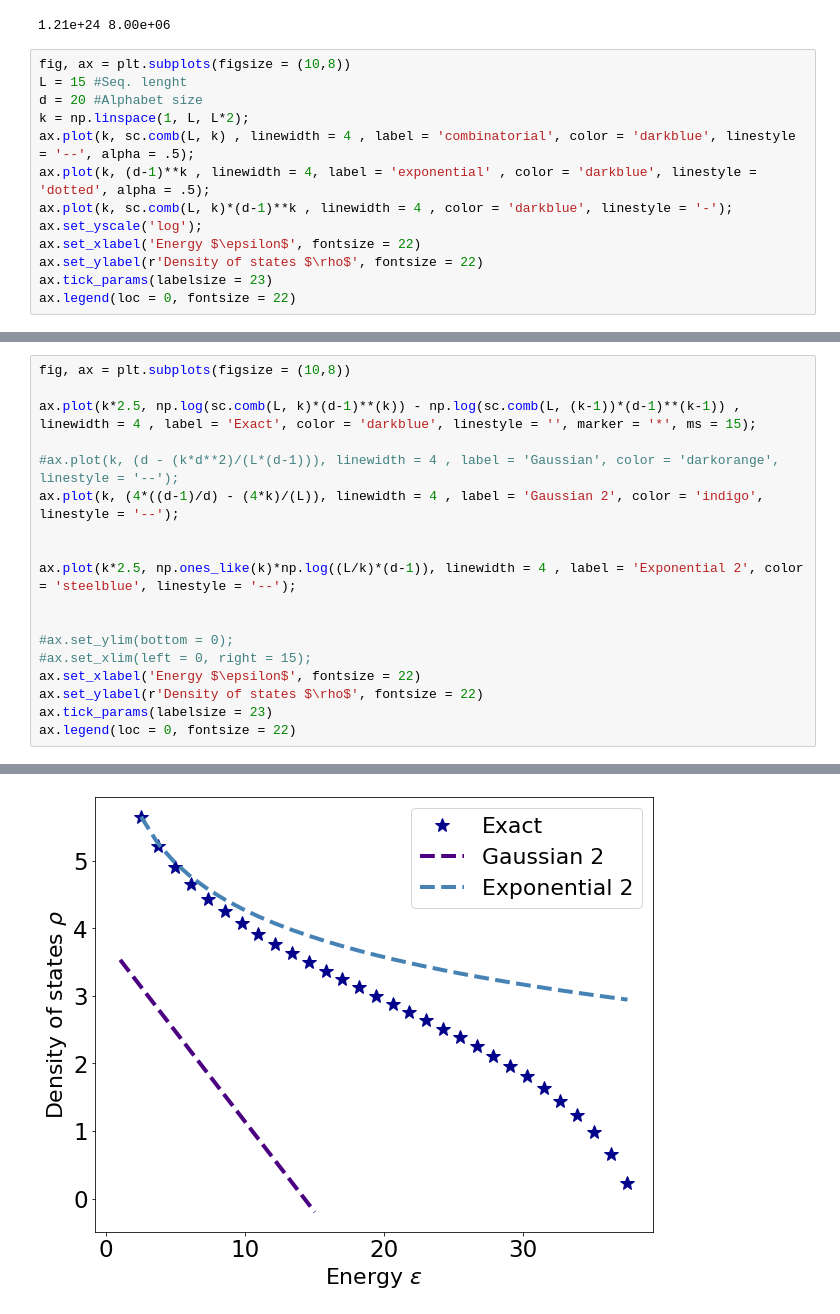
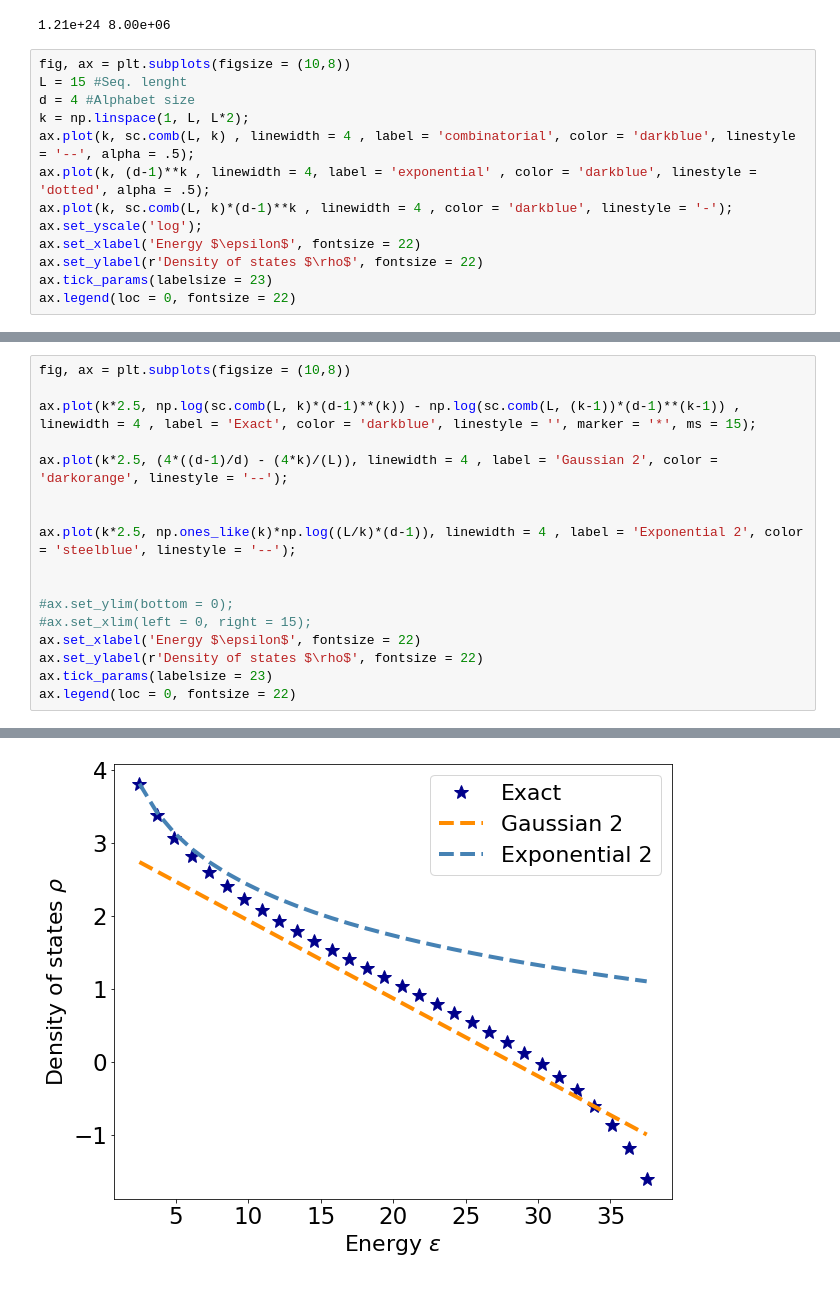
Before and after one commit to rmorantovar/Immune_System, a Jupyter notebook: Jupyter_Notebooks/5_Geometric_exponent.ipynb, the cells around one changed output, grey strips where cells are left out. Saved outputs shown, nothing was run; the diff lists cells and outputs as text.

```diff
--- a/Jupyter_Notebooks/5_Geometric_exponent.ipynb
+++ b/Jupyter_Notebooks/5_Geometric_exponent.ipynb
@@ -35,7 +35,7 @@ print('%.2e'%(2**80),'%.2e'%(len(E)))
 # %%
 fig, ax = plt.subplots(figsize = (10,8))
 L = 15 #Seq. lenght
-d = 20 #Alphabet size
+d = 4 #Alphabet size
 k = np.linspace(1, L, L*2);
 ax.plot(k, sc.comb(L, k) , linewidth = 4 , label = 'combinatorial', color = 'darkblue', linestyle = '--', alpha = .5);
 ax.plot(k, (d-1)**k , linewidth = 4, label = 'exponential' , color = 'darkblue', linestyle = 'dotted', alpha = .5);
@@ -94,24 +94,23 @@ ax.legend(loc = 0, fontsize = 22)
 # %%
 fig, ax = plt.subplots(figsize = (10,8))
 
 ax.plot(k*2.5, np.log(sc.comb(L, k)*(d-1)**(k)) - np.log(sc.comb(L, (k-1))*(d-1)**(k-1)) , linewidth = 4 , label = 'Exact', color = 'darkblue', linestyle = '', marker = '*', ms = 15);
 
-#ax.plot(k, (d - (k*d**2)/(L*(d-1))), linewidth = 4 , label = 'Gaussian', color = 'darkorange', linestyle = '--');
-ax.plot(k, (4*((d-1)/d) - (4*k)/(L)), linewidth = 4 , label = 'Gaussian 2', color = 'indigo', linestyle = '--');
+ax.plot(k*2.5, (4*((d-1)/d) - (4*k)/(L)), linewidth = 4 , label = 'Gaussian 2', color = 'darkorange', linestyle = '--');
 
 
 ax.plot(k*2.5, np.ones_like(k)*np.log((L/k)*(d-1)), linewidth = 4 , label = 'Exponential 2', color = 'steelblue', linestyle = '--');
 
 
 #ax.set_ylim(bottom = 0);
 #ax.set_xlim(left = 0, right = 15);
 ax.set_xlabel('Energy $\epsilon$', fontsize = 22)
 ax.set_ylabel(r'Density of states $\rho$', fontsize = 22)
 ax.tick_params(labelsize = 23)
 ax.legend(loc = 0, fontsize = 22)
 # %% [output]
 <matplotlib.legend.Legend at 0x...>
-[figure, old version]
+[figure, new version]
 # %%
 ds = np.arange(2, 10)
 plt.plot(ds, ds)
```
Also changed, not shown: parts of 4 cells of this notebook, 1 other file.
